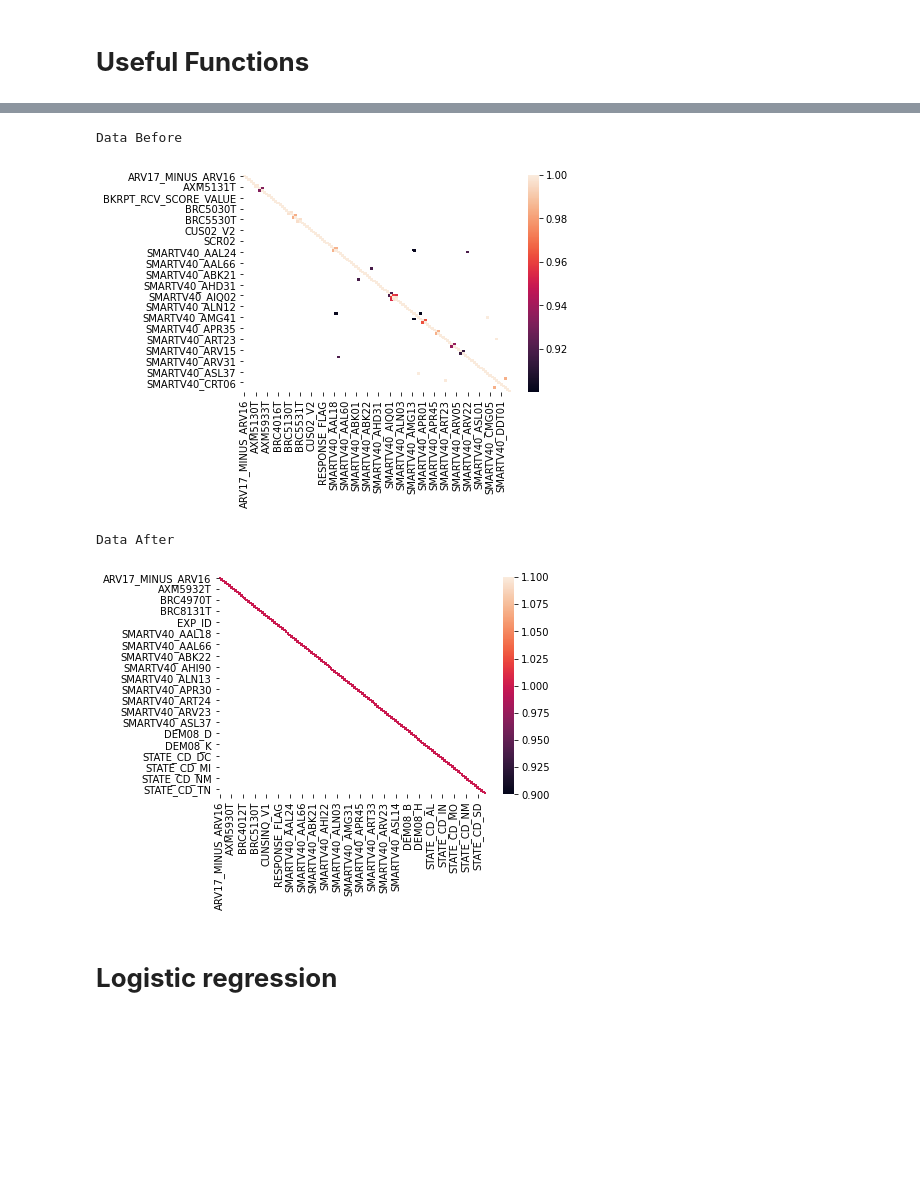
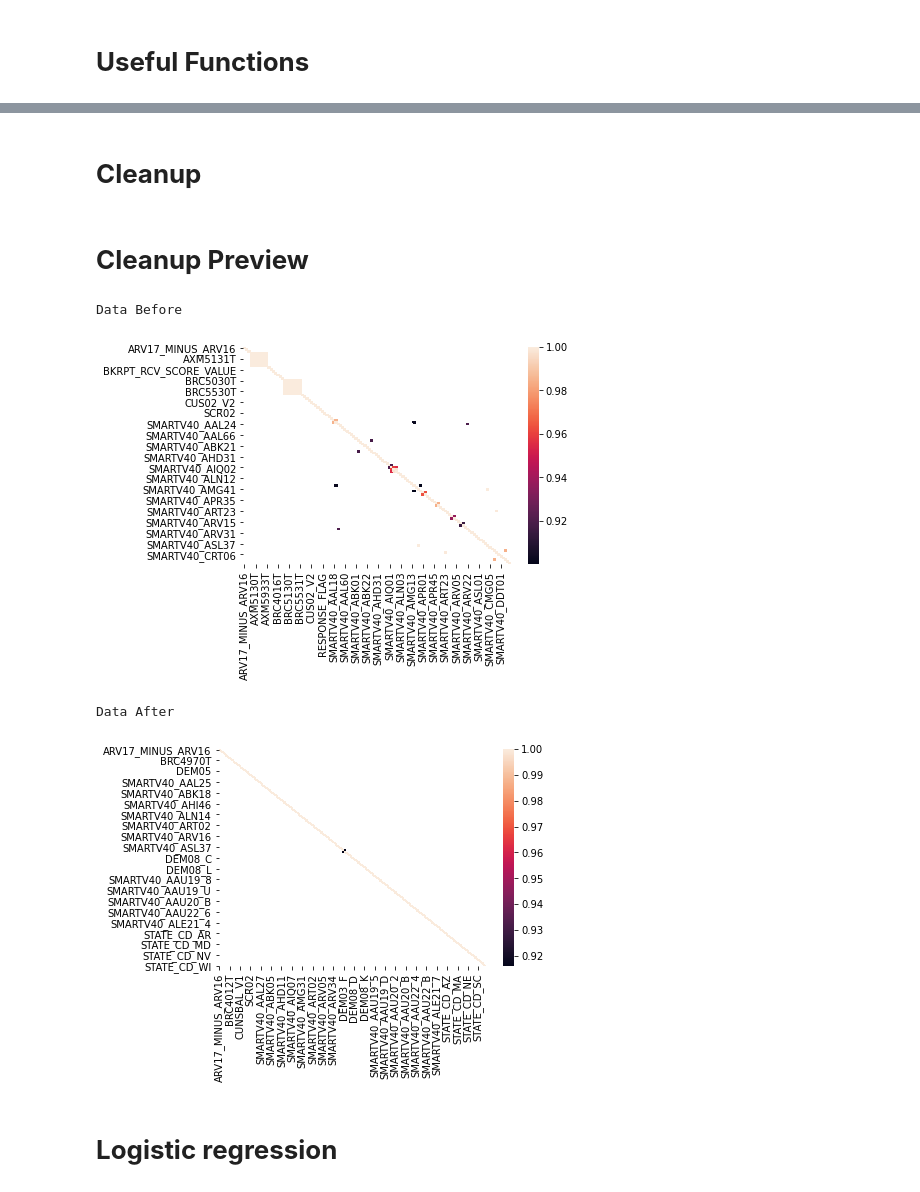
Before and after one commit to vlad-yeghiazaryan/BA_Group_Project_Sample_Data_Analysis, a Jupyter notebook: Group_Project_Sample_Data_Analysis.ipynb, the cells around one changed output, grey strips where cells are left out. Drawn from its saved outputs; the diff is of its cells as text; code cells hidden in the pictures; blank space fills up the shorter version.

```diff
--- a/Group_Project_Sample_Data_Analysis.ipynb
+++ b/Group_Project_Sample_Data_Analysis.ipynb
@@ -89,11 +78,15 @@ from sklearn.metrics import roc_auc_score,roc_curve # ...
 from sklearn.metrics import accuracy_score,classification_report,confusion_matrix, recall_score
 import scikitplot as skplt #in case of error run "pip install scikit-plot" in cmd(terminal) and run the code again
 # %%
-from google.colab import drive
-drive.mount('/content/drive')
+# Checking Runtime Environment and importing data
+if 'google.colab' in sys.modules:
+    from google.colab import drive
+    drive.mount('/content/drive')
+    dataset_path = "/content/drive/My Drive/sample_data.csv"
+else:
+    dataset_path = "./Desktop/BA_Group_Project_Analysis/sample_data.csv"
 
-local_path = "/content/drive/My Drive/sample_data.csv"
-data = pd.read_csv(local_path)
+data = pd.read_csv(dataset_path)
 
 data_numbers = data.select_dtypes(exclude=['object']) # Will be used for working with int/float values
 data_objects = data.select_dtypes(include=['object']) # Will be used for working with strings/objects values
@@ -336,9 +327,10 @@ def to_drop(dataset, corr_threshold):
   # Find index of feature columns with correlation greater than corr_threshold
   drop = [column for column in upper.columns if any(upper[column] > corr_threshold)]
 
-  drop = drop + ['ENCRYPTED_PIN','KEYID', 'XFC06', 'XFC07', 'SEGMENT_CODE',
+  drop = drop + ['EXP_ID','ENCRYPTED_PIN','KEYID', 'XFC06', 'XFC07', 'SEGMENT_CODE',
+                 'SEQNUM',
                  'SMARTV40_CMG04', 'SMARTV40_CMG05', 'SMARTV40_CRM01',
-                 'EXP_ID','SMARTV40_CRN01', 'SMARTV40_CRT01', 'SMARTV40_CRT06'
+                 'SMARTV40_CRN01', 'SMARTV40_CRT01', 'SMARTV40_CRT06'
                  ]
   return drop
 
@@ -361,3 +353,24 @@ def clean_data (dataset, drop_columns):
   new_data = new_data.dropna() # removes 11 rows. The missing values in DEM03.
 
   return new_data
+
+# shorter version, to avoid typing test_size and random_state
+def tt_split_results(X, Y):
+    return train_test_split(X, Y, test_size=0.25, random_state=42)
+
+# Separates target from features
+def get_target_and_features(dataset):
+    # X and Y
+    Y = dataset["RESPONSE_FLAG"]
+    X = dataset.drop("RESPONSE_FLAG",axis=1)
+    X =  sm.add_constant(X)
+    return (X, Y)
+
+# RFE for with n_features for the model
+def best_features(model, n_features, X0, Y0):
+    estimator = model
+    selector =  RFE(estimator, n_features, step=1)
+    selector.fit(X0, Y0)
+    n_feature_rankings = 1
+    best_features = X0.columns[selector.ranking_ <= n_feature_rankings]
+    return best_features
@@ -380,0 +397,2 @@ data_1.head()
+# %% [markdown]
+# **Cleanup**
@@ -381,15 +426,20 @@ data_1.head()
+# %% [markdown]
+# **Cleanup Preview**
 # %%
+# 90% cleanup
+clean_top = clean_data(data,to_drop(data, 0.9))
+
 print('Data Before')
-sns.heatmap(data.corr().abs()[data.corr().abs() > 0.90])
+sns.heatmap(data.corr().abs()[data.corr().abs() > 0.9])
 plt.show()
 
 print('Data After')
-sns.heatmap(data_1.corr().abs()[data_1.corr().abs() > 0.90])
+sns.heatmap(clean_top.corr().abs()[clean_top.corr().abs() > 0.9])
 plt.show()
 # %% [output]
 Data Before
-[figure, old version]
+[figure, new version]
 Data After
-[figure, old version]
+[figure, new version]
 # %% [markdown]
 # **Logistic regression**
```
Also changed, not shown: parts of 25 cells of this notebook.
